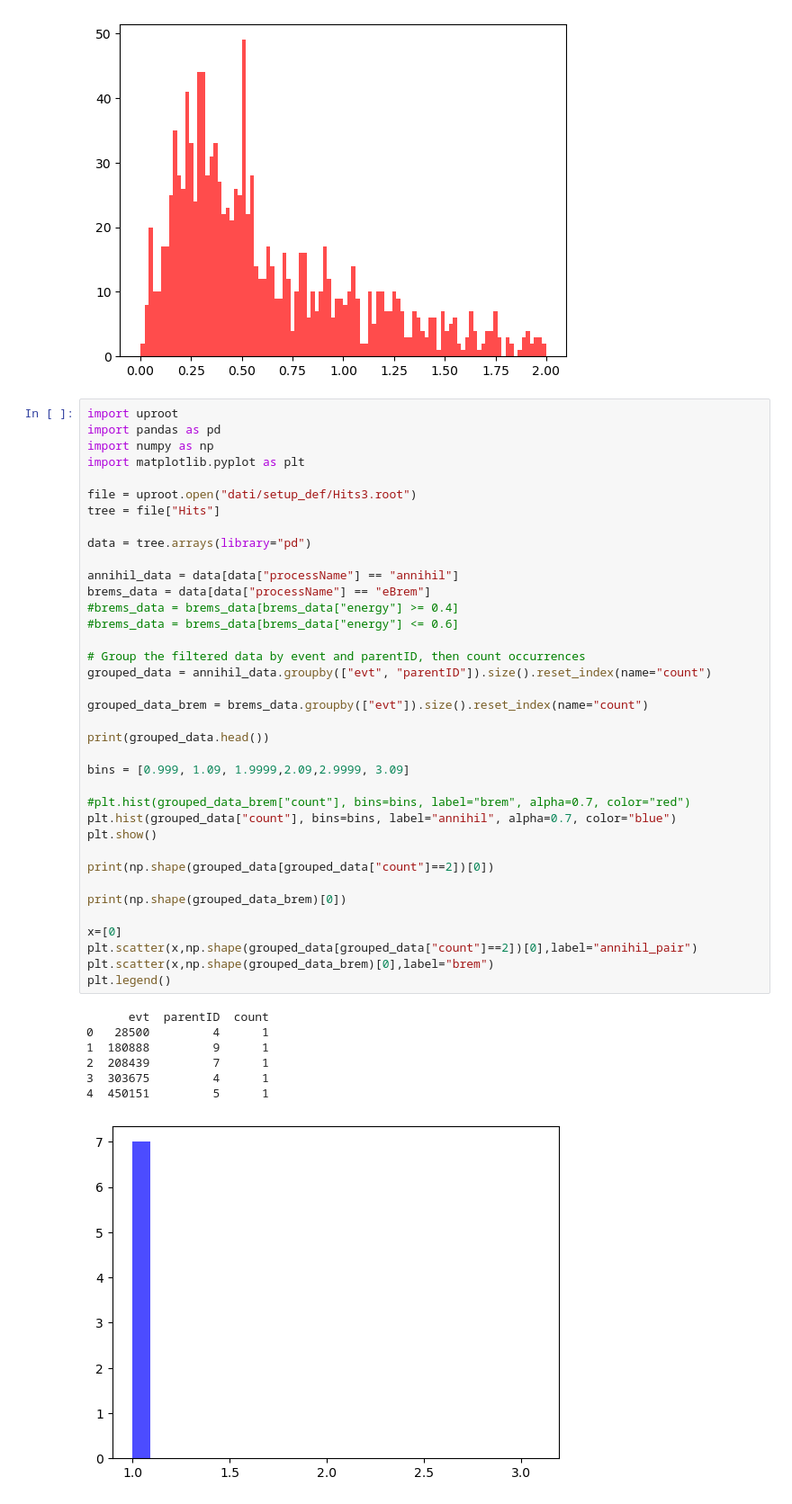
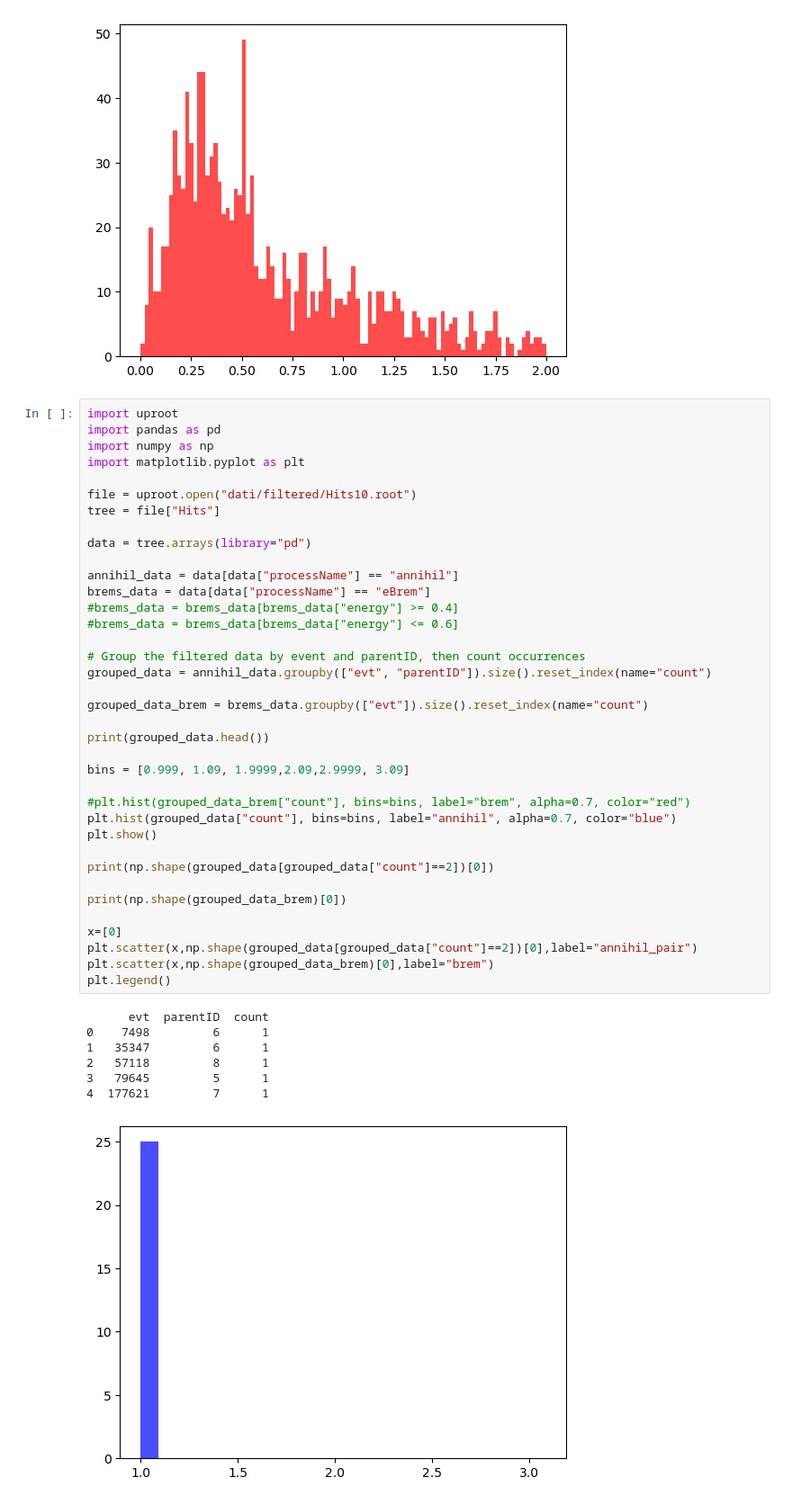
Before and after one commit to francescouni0/Online-Monitoring, a Jupyter notebook: pipetanalysis.ipynb, the cells around one changed output. Shown at 90% size. Cells and saved outputs as stored; diff of their text form.

```diff
--- a/pipetanalysis.ipynb
+++ b/pipetanalysis.ipynb
@@ -150,43 +150,43 @@ import pandas as pd
 import numpy as np
 import matplotlib.pyplot as plt
 
-file = uproot.open("dati/setup_def/Hits3.root")
+file = uproot.open("dati/filtered/Hits10.root")
 tree = file["Hits"]
 
 data = tree.arrays(library="pd")
 
 annihil_data = data[data["processName"] == "annihil"]
 brems_data = data[data["processName"] == "eBrem"]
 #brems_data = brems_data[brems_data["energy"] >= 0.4]
 #brems_data = brems_data[brems_data["energy"] <= 0.6]
 
 # Group the filtered data by event and parentID, then count occurrences
 grouped_data = annihil_data.groupby(["evt", "parentID"]).size().reset_index(name="count")
 
 grouped_data_brem = brems_data.groupby(["evt"]).size().reset_index(name="count")
 
 print(grouped_data.head())
 
 bins = [0.999, 1.09, 1.9999,2.09,2.9999, 3.09]
 
 #plt.hist(grouped_data_brem["count"], bins=bins, label="brem", alpha=0.7, color="red")
 plt.hist(grouped_data["count"], bins=bins, label="annihil", alpha=0.7, color="blue")
 plt.show()
 
 print(np.shape(grouped_data[grouped_data["count"]==2])[0])
 
 print(np.shape(grouped_data_brem)[0])
 
 x=[0]
 plt.scatter(x,np.shape(grouped_data[grouped_data["count"]==2])[0],label="annihil_pair")
 plt.scatter(x,np.shape(grouped_data_brem)[0],label="brem")
 plt.legend()
 # %% [output]
       evt  parentID  count
-0   28500         4      1
-1  180888         9      1
-2  208439         7      1
-3  303675         4      1
-4  450151         5      1
+0    7498         6      1
+1   35347         6      1
+2   57118         8      1
+3   79645         5      1
+4  177621         7      1
-[figure, old version]
+[figure, new version]
 0
```
Also changed, not shown: parts of 2 cells of this notebook, 11 other files.
